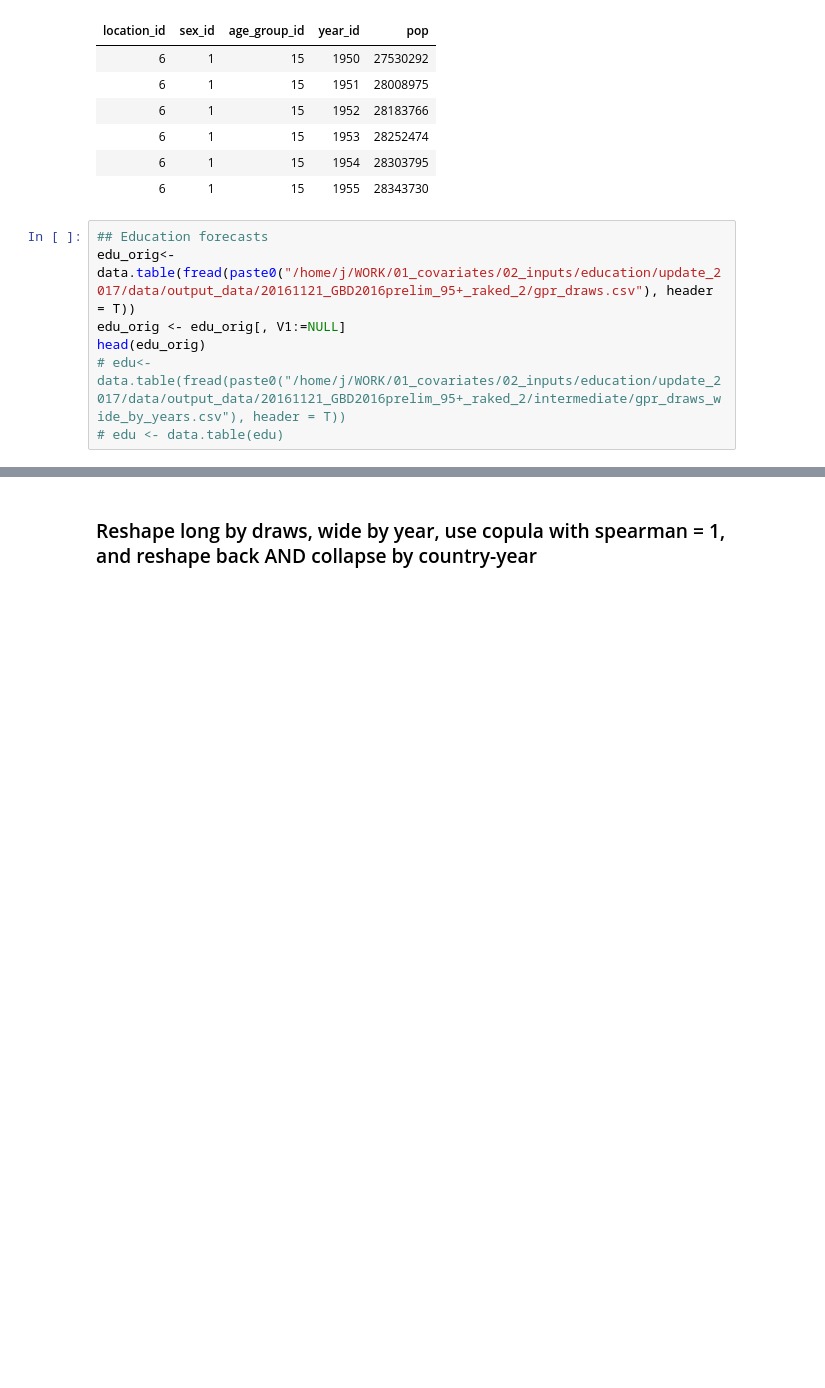
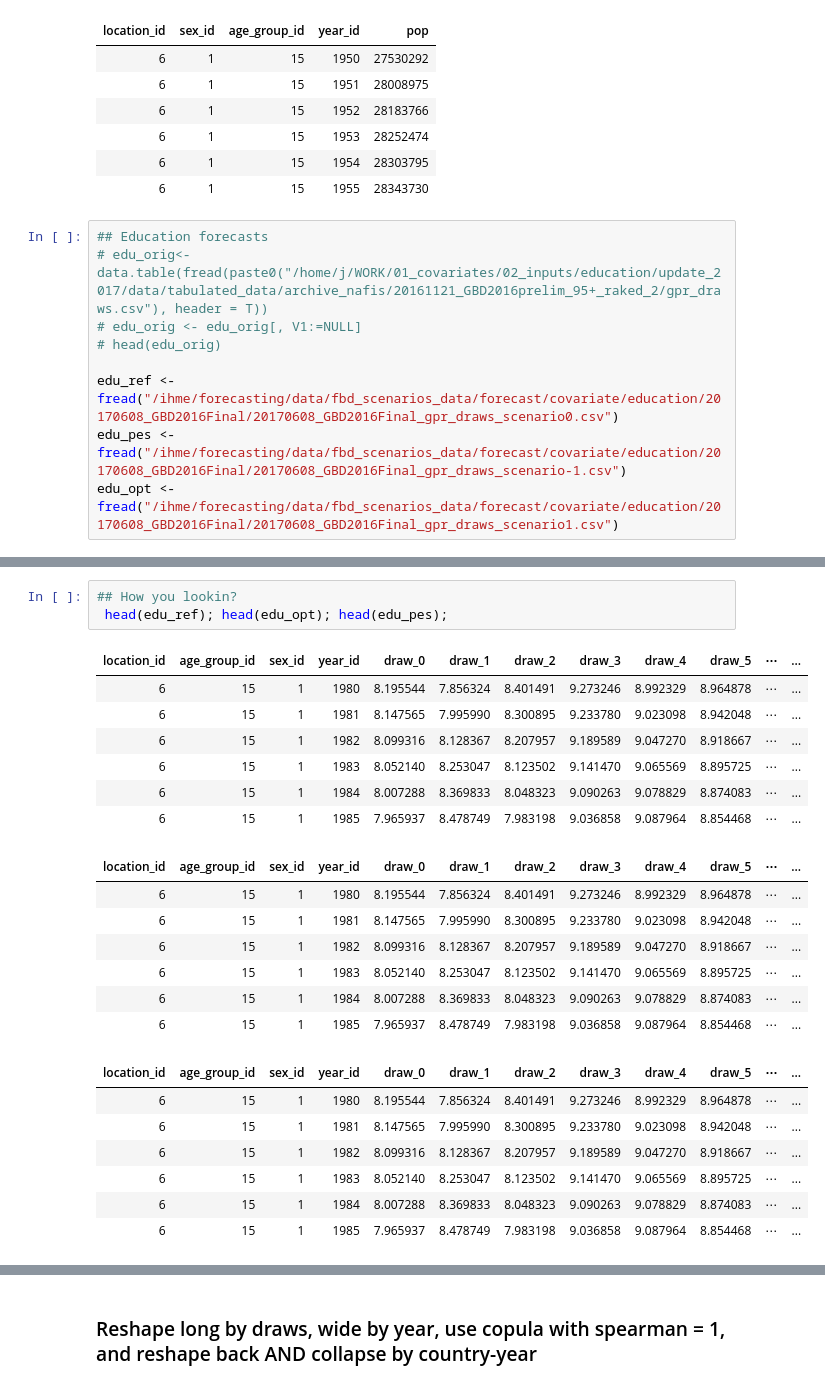
Before and after one commit to sadatnfs/copula, a Jupyter notebook: correlating_edu_LDI_TFR/1_correlating_within_edu.ipynb, the cells around one changed output, grey strips where cells are left out. Drawn from its saved outputs; the diff is of its cells as text; blank space fills up the shorter version.

```diff
--- a/correlating_edu_LDI_TFR/1_correlating_within_edu.ipynb
+++ b/correlating_edu_LDI_TFR/1_correlating_within_edu.ipynb
@@ -37,9 +40,11 @@ head(pop)
 | 6 | 1 | 15 | 1955 | 28343730 |
 # %%
 ## Education forecasts
-edu_orig<-data.table(fread(paste0("/home/j/WORK/01_covariates/02_inputs/education/update_2017/data/output_data/20161121_GBD2016prelim_95+_raked_2/gpr_draws.csv"), header = T))
-edu_orig <- edu_orig[, V1:=NULL]
-head(edu_orig)
-# edu<-data.table(fread(paste0("/home/j/WORK/01_covariates/02_inputs/education/update_2017/data/output_data/20161121_GBD2016prelim_95+_raked_2/intermediate/gpr_draws_wide_by_years.csv"), header = T))
-# edu <- data.table(edu)
+# edu_orig<-data.table(fread(paste0("/home/j/WORK/01_covariates/02_inputs/education/update_2017/data/tabulated_data/archive_nafis/20161121_GBD2016prelim_95+_raked_2/gpr_draws.csv"), header = T))
+# edu_orig <- edu_orig[, V1:=NULL]
+# head(edu_orig)
+
+edu_ref <- fread("/ihme/forecasting/data/fbd_scenarios_data/forecast/covariate/education/20170608_GBD2016Final/20170608_GBD2016Final_gpr_draws_scenario0.csv")
+edu_pes <- fread("/ihme/forecasting/data/fbd_scenarios_data/forecast/covariate/education/20170608_GBD2016Final/20170608_GBD2016Final_gpr_draws_scenario-1.csv")
+edu_opt <- fread("/ihme/forecasting/data/fbd_scenarios_data/forecast/covariate/education/20170608_GBD2016Final/20170608_GBD2016Final_gpr_draws_scenario1.csv")
 # %% [output]
@@ -71 +72,26 @@ head(edu_orig_2)
+# %%
+## How you lookin?
+ head(edu_ref); head(edu_opt); head(edu_pes);
+# %% [output]
+| location_id | age_group_id | sex_id | year_id | draw_0 | draw_1 | draw_2 | draw_3 | draw_4 | draw_5 | ⋯ | ... |
+| 6 | 15 | 1 | 1980 | 8.195544 | 7.856324 | 8.401491 | 9.273246 | 8.992329 | 8.964878 | ⋯ | ... |
+| 6 | 15 | 1 | 1981 | 8.147565 | 7.995990 | 8.300895 | 9.233780 | 9.023098 | 8.942048 | ⋯ | ... |
+| 6 | 15 | 1 | 1982 | 8.099316 | 8.128367 | 8.207957 | 9.189589 | 9.047270 | 8.918667 | ⋯ | ... |
+| 6 | 15 | 1 | 1983 | 8.052140 | 8.253047 | 8.123502 | 9.141470 | 9.065569 | 8.895725 | ⋯ | ... |
+| 6 | 15 | 1 | 1984 | 8.007288 | 8.369833 | 8.048323 | 9.090263 | 9.078829 | 8.874083 | ⋯ | ... |
+| 6 | 15 | 1 | 1985 | 7.965937 | 8.478749 | 7.983198 | 9.036858 | 9.087964 | 8.854468 | ⋯ | ... |
+| location_id | age_group_id | sex_id | year_id | draw_0 | draw_1 | draw_2 | draw_3 | draw_4 | draw_5 | ⋯ | ... |
+| 6 | 15 | 1 | 1980 | 8.195544 | 7.856324 | 8.401491 | 9.273246 | 8.992329 | 8.964878 | ⋯ | ... |
+| 6 | 15 | 1 | 1981 | 8.147565 | 7.995990 | 8.300895 | 9.233780 | 9.023098 | 8.942048 | ⋯ | ... |
+| 6 | 15 | 1 | 1982 | 8.099316 | 8.128367 | 8.207957 | 9.189589 | 9.047270 | 8.918667 | ⋯ | ... |
+| 6 | 15 | 1 | 1983 | 8.052140 | 8.253047 | 8.123502 | 9.141470 | 9.065569 | 8.895725 | ⋯ | ... |
+| 6 | 15 | 1 | 1984 | 8.007288 | 8.369833 | 8.048323 | 9.090263 | 9.078829 | 8.874083 | ⋯ | ... |
+| 6 | 15 | 1 | 1985 | 7.965937 | 8.478749 | 7.983198 | 9.036858 | 9.087964 | 8.854468 | ⋯ | ... |
+| location_id | age_group_id | sex_id | year_id | draw_0 | draw_1 | draw_2 | draw_3 | draw_4 | draw_5 | ⋯ | ... |
+| 6 | 15 | 1 | 1980 | 8.195544 | 7.856324 | 8.401491 | 9.273246 | 8.992329 | 8.964878 | ⋯ | ... |
+| 6 | 15 | 1 | 1981 | 8.147565 | 7.995990 | 8.300895 | 9.233780 | 9.023098 | 8.942048 | ⋯ | ... |
+| 6 | 15 | 1 | 1982 | 8.099316 | 8.128367 | 8.207957 | 9.189589 | 9.047270 | 8.918667 | ⋯ | ... |
+| 6 | 15 | 1 | 1983 | 8.052140 | 8.253047 | 8.123502 | 9.141470 | 9.065569 | 8.895725 | ⋯ | ... |
+| 6 | 15 | 1 | 1984 | 8.007288 | 8.369833 | 8.048323 | 9.090263 | 9.078829 | 8.874083 | ⋯ | ... |
+| 6 | 15 | 1 | 1985 | 7.965937 | 8.478749 | 7.983198 | 9.036858 | 9.087964 | 8.854468 | ⋯ | ... |
 # %%
```
Also changed, not shown: parts of 26 cells of this notebook, 3 other files.
